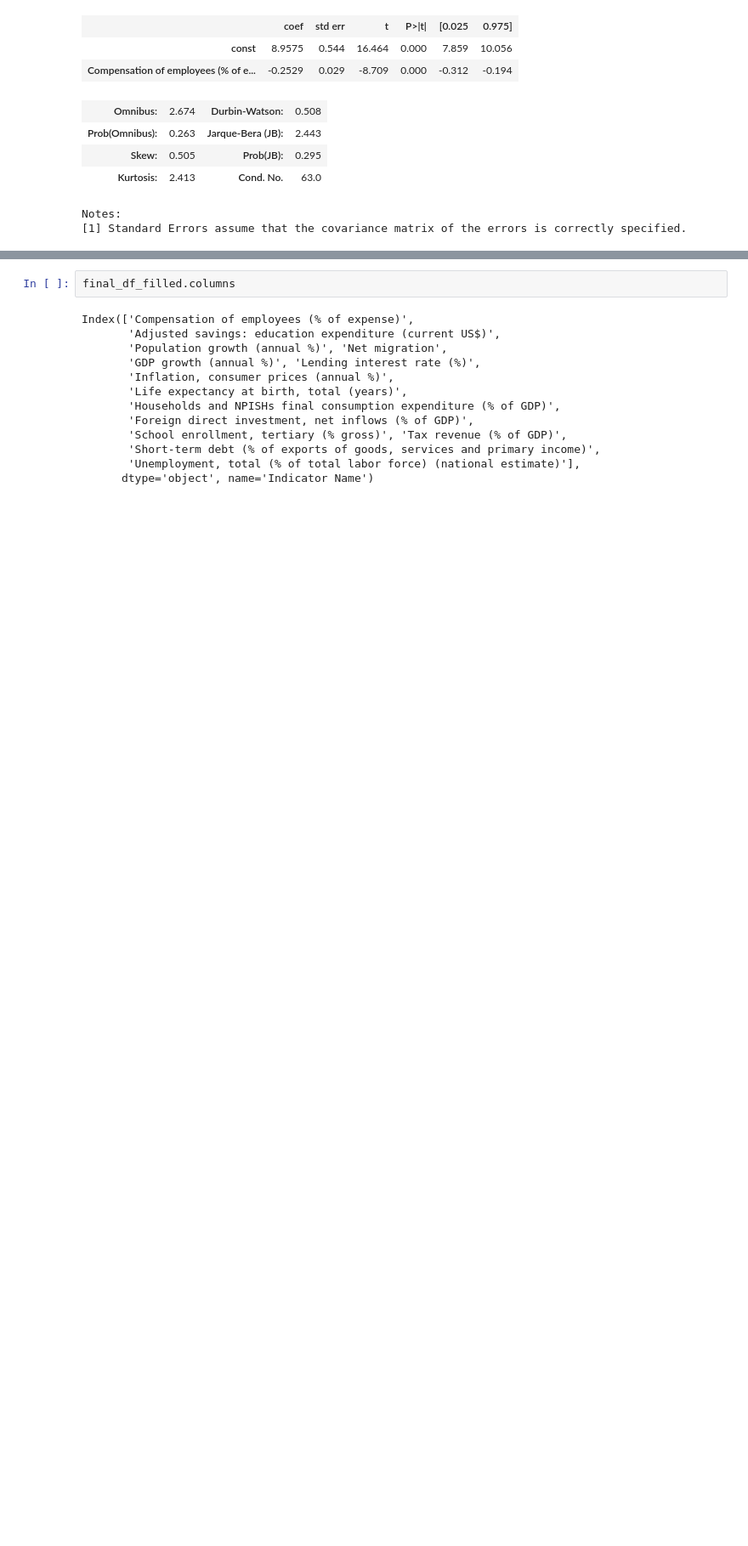
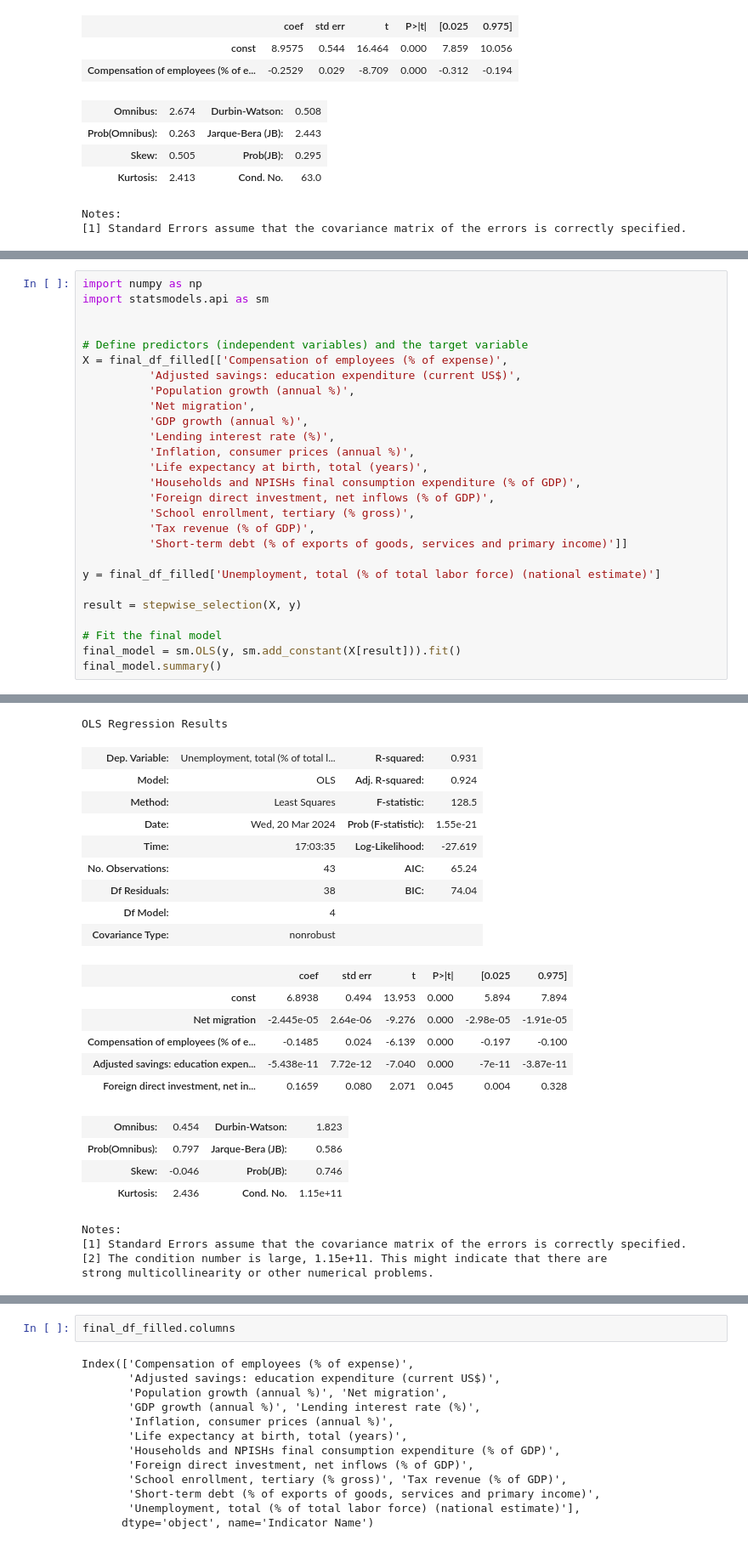
Before and after one commit to cmulya/DATA583-Project, a Jupyter notebook: Project Files/DATA_583_EDA.ipynb, the cells around one changed output, grey strips where cells are left out. Shown at 85% size. Saved outputs shown, nothing was run; the diff lists cells and outputs as text; blank space fills up the shorter version.

Commit message:
multiple regression for answering question 2

```diff
--- a/Project Files/DATA_583_EDA.ipynb
+++ b/Project Files/DATA_583_EDA.ipynb
@@ -413,0 +450,28 @@ Notes:
+# %%
+import numpy as np
+import statsmodels.api as sm
+
+
+# Define predictors (independent variables) and the target variable
+X = final_df_filled[['Compensation of employees (% of expense)',
+          'Adjusted savings: education expenditure (current US$)',
+          'Population growth (annual %)',
+          'Net migration',
+          'GDP growth (annual %)',
+          'Lending interest rate (%)',
+          'Inflation, consumer prices (annual %)',
+          'Life expectancy at birth, total (years)',
+          'Households and NPISHs final consumption expenditure (% of GDP)',
+          'Foreign direct investment, net inflows (% of GDP)',
+          'School enrollment, tertiary (% gross)',
+          'Tax revenue (% of GDP)',
+          'Short-term debt (% of exports of goods, services and primary income)']]
+
+y = final_df_filled['Unemployment, total (% of total labor force) (national estimate)']
+
+result = stepwise_selection(X, y)
+
+# Fit the final model
+final_model = sm.OLS(y, sm.add_constant(X[result])).fit()
+final_model.summary()
+# %% [output]
@@ -413,0 +484,24 @@ Notes:
+OLS Regression Results
+| Dep. Variable: | Unemployment, total (% of total l... | R-squared: | 0.931 |
+| Model: | OLS | Adj. R-squared: | 0.924 |
+| Method: | Least Squares | F-statistic: | 128.5 |
+| Date: | Wed, 20 Mar 2024 | Prob (F-statistic): | 1.55e-21 |
+| Time: | 17:03:35 | Log-Likelihood: | -27.619 |
+| No. Observations: | 43 | AIC: | 65.24 |
+| Df Residuals: | 38 | BIC: | 74.04 |
+| Df Model: | 4 |  |  |
+| Covariance Type: | nonrobust |  |  |
+|  | coef | std err | t | P>|t| | [0.025 | 0.975] |
+| const | 6.8938 | 0.494 | 13.953 | 0.000 | 5.894 | 7.894 |
+| Net migration | -2.445e-05 | 2.64e-06 | -9.276 | 0.000 | -2.98e-05 | -1.91e-05 |
+| Compensation of employees (% of e... | -0.1485 | 0.024 | -6.139 | 0.000 | -0.197 | -0.100 |
+| Adjusted savings: education expen... | -5.438e-11 | 7.72e-12 | -7.040 | 0.000 | -7e-11 | -3.87e-11 |
+| Foreign direct investment, net in... | 0.1659 | 0.080 | 2.071 | 0.045 | 0.004 | 0.328 |
+| Omnibus: | 0.454 | Durbin-Watson: | 1.823 |
+| Prob(Omnibus): | 0.797 | Jarque-Bera (JB): | 0.586 |
+| Skew: | -0.046 | Prob(JB): | 0.746 |
+| Kurtosis: | 2.436 | Cond. No. | 1.15e+11 |
+Notes:
+[1] Standard Errors assume that the covariance matrix of the errors is correctly specified.
+[2] The condition number is large, 1.15e+11. This might indicate that there are
+strong multicollinearity or other numerical problems.
```
Also changed, not shown: parts of 6 cells of this notebook.
